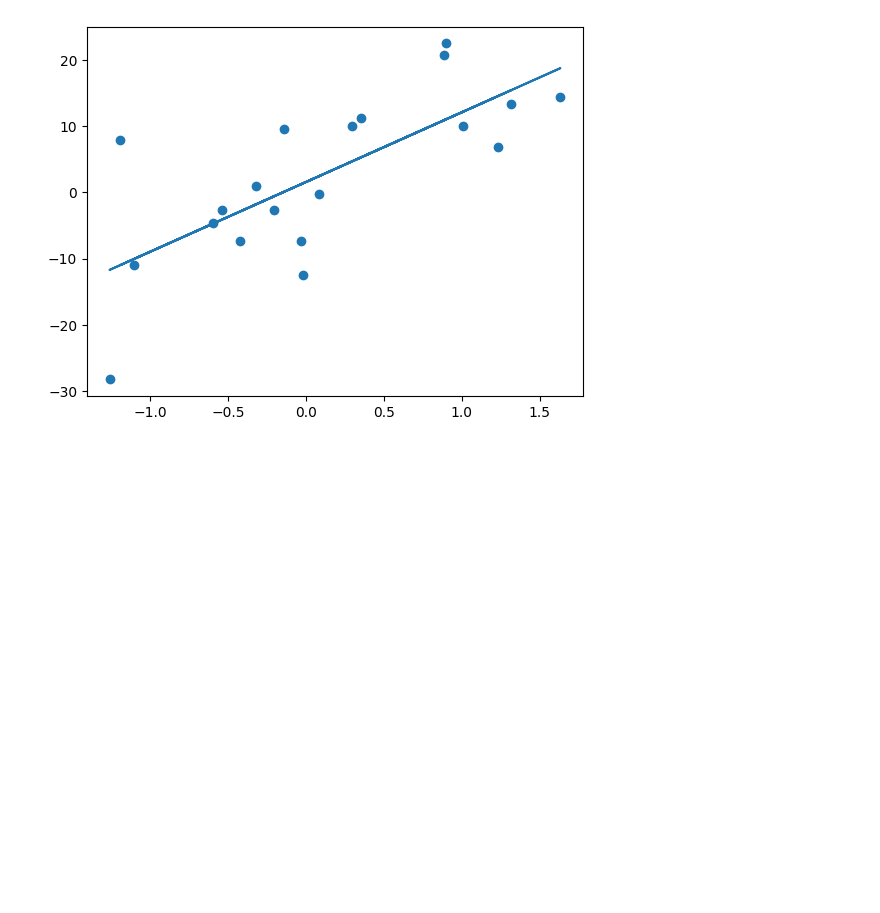
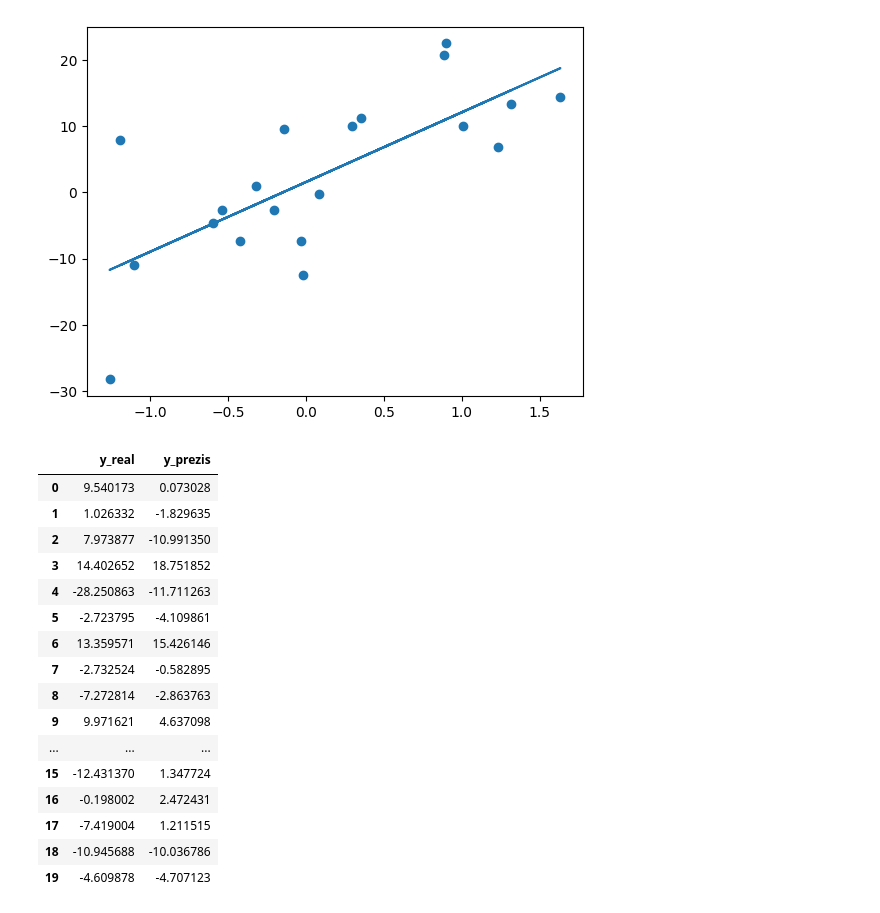
Before and after one commit to VladislavTomasic/Python_training_feb_2025, a Jupyter notebook: Ziua 4/6.sklearn_py.ipynb, the cells around one changed output. Cells and saved outputs as stored; diff of their text form; code cells hidden in the pictures; blank space fills up the shorter version.

```diff
--- a/Ziua 4/6.sklearn_py.ipynb
+++ b/Ziua 4/6.sklearn_py.ipynb
@@ -59,3 +59,25 @@ plt.plot(new_x,predicted_y)
 plt.show()
 # %% [output]
 [figure]
+# %%
+real_vs_prezis = {"y_real":new_y,"y_prezis":predicted_y}
+df_real_vs_prezis=pd.DataFrame(real_vs_prezis)
+df_real_vs_prezis
+# %% [output]
+|  | y_real | y_prezis |
+| 0 | 9.540173 | 0.073028 |
+| 1 | 1.026332 | -1.829635 |
+| 2 | 7.973877 | -10.991350 |
+| 3 | 14.402652 | 18.751852 |
+| 4 | -28.250863 | -11.711263 |
+| 5 | -2.723795 | -4.109861 |
+| 6 | 13.359571 | 15.426146 |
+| 7 | -2.732524 | -0.582895 |
+| 8 | -7.272814 | -2.863763 |
+| 9 | 9.971621 | 4.637098 |
+| ... | ... | ... |
+| 15 | -12.431370 | 1.347724 |
+| 16 | -0.198002 | 2.472431 |
+| 17 | -7.419004 | 1.211515 |
+| 18 | -10.945688 | -10.036786 |
+| 19 | -4.609878 | -4.707123 |
```
Also changed, not shown: 13 other files.
